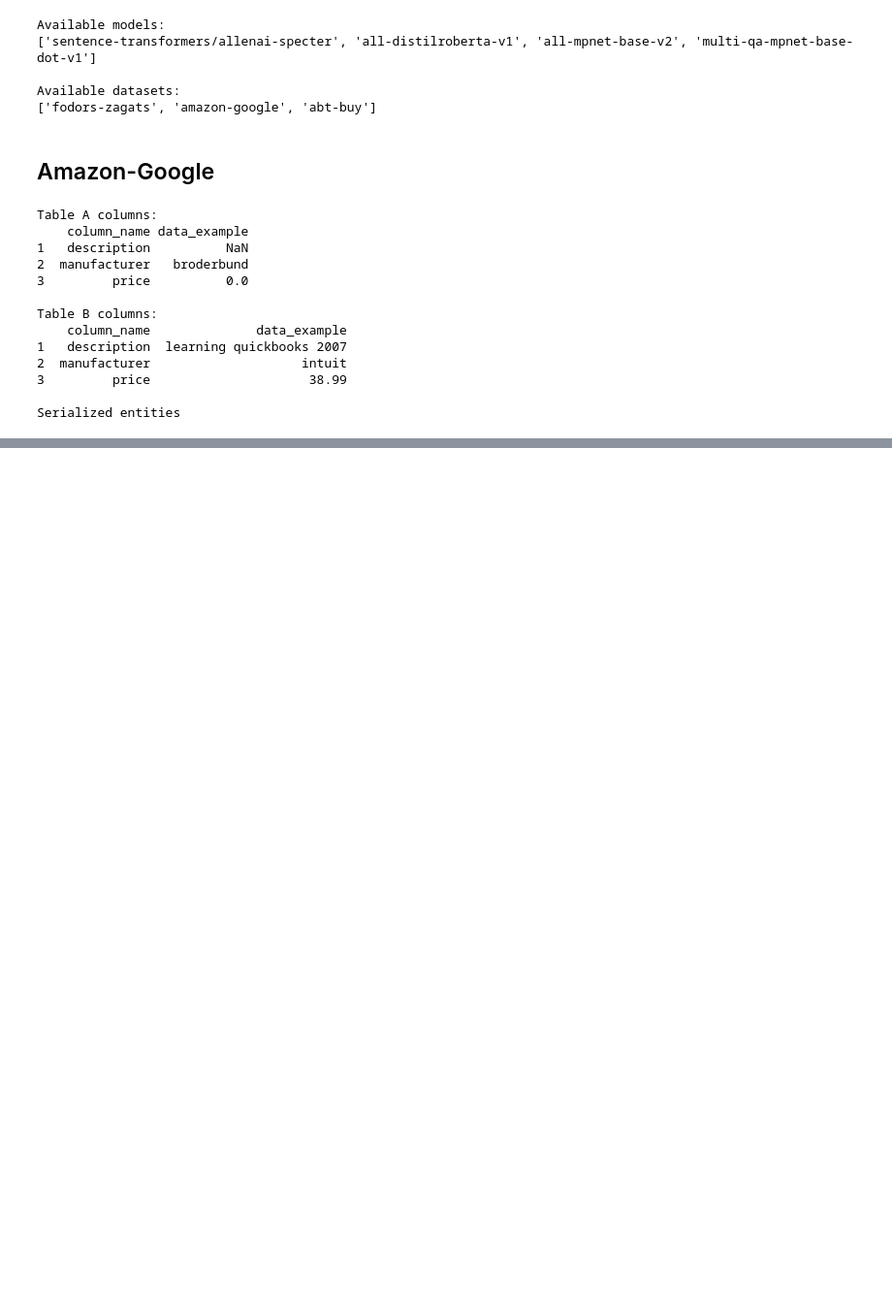
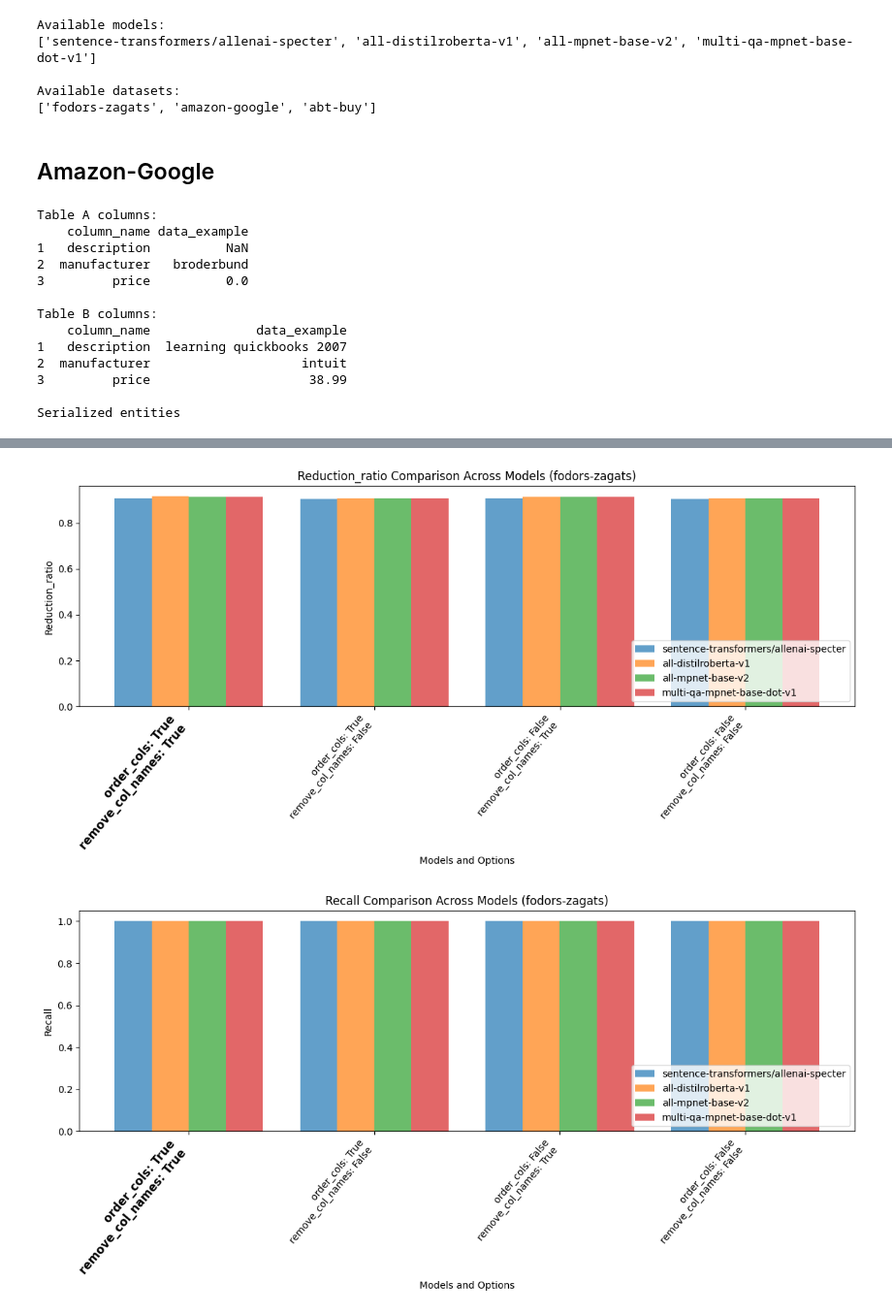
Before and after one commit to ttperr/WavER, a Jupyter notebook: src/blocking/run_result.ipynb, the cells around one changed output, grey strips where cells are left out. Shown at 97% size. Saved outputs shown, nothing was run; the diff lists cells and outputs as text; code cells hidden in the pictures; blank space fills up the shorter version.

```diff
--- a/src/blocking/run_result.ipynb
+++ b/src/blocking/run_result.ipynb
@@ -178,0 +224,53 @@ Confusion Matrix: [[587  14]
+# %%
+import numpy as np
+
+import matplotlib.pyplot as plt
+
+# Extracting data
+metrics_list = ['reduction_ratio', 'recall', 'f1']
+datasets = results_dict.keys()
+colors = ['#1f77b4', '#ff7f0e', '#2ca02c', '#d62728', '#9467bd']
+K = 17
+
+for data_name in datasets:
+    for metric in metrics_list:
+        fig, ax = plt.subplots(figsize=(12, 6))
+        model_names = list(results_dict[data_name].keys())
+        num_models = len(model_names)
+        values = [[] for _ in range(num_models)]
+        labels = []
+        color_map = []
+        for model_idx, model_name in enumerate(model_names):
+            for order_cols in results_dict[data_name][model_name].keys():
+                for remove_col_names in results_dict[data_name][model_name][order_cols].keys():
+                    if model_idx == 0:
+                        labels.append(f"order_cols: {order_cols}\nremove_col_names: {remove_col_names}")
+                    values[model_idx].append(results_dict[data_name][model_name][order_cols][remove_col_names][K].get(metric, np.nan))
+                    color_map.append(colors[model_idx % len(colors)])
+
+        x = np.arange(len(labels))
+        bar_width = 0.8 / num_models  # Adjust the width of the bars
+        for i in range(num_models):
+            ax.bar(x + i * bar_width, values[i], bar_width, color=colors[i % len(colors)], alpha=0.7, label=model_names[i])
+
+        ax.set_xticks(x + bar_width * (num_models - 1) / 2)
+        ax.set_xticklabels(labels, rotation=50, ha='right')
+        ax.set_title(f"{metric.capitalize()} Comparison Across Models ({data_name})")
+        ax.set_xlabel("Models and Options")
+        ax.set_ylabel(metric.capitalize())
+        ax.legend(loc='lower right')
+
+        # Highlight the best option
+        try:
+            best_option_idx = np.nanargmax([max(values[i]) for i in range(num_models)])
+            best_label_idx = np.nanargmax(values[best_option_idx])
+            ax.get_xticklabels()[best_label_idx].set_fontweight('bold')
+            ax.get_xticklabels()[best_label_idx].set_fontsize(12)
+        except ValueError:
+            pass  # Handle the case where all values are NaN
+
+        plt.tight_layout()
+        plt.show()
+# %% [output]
+[figure, added]
+[figure, added]
```
Also changed, not shown: parts of 7 cells of this notebook.
